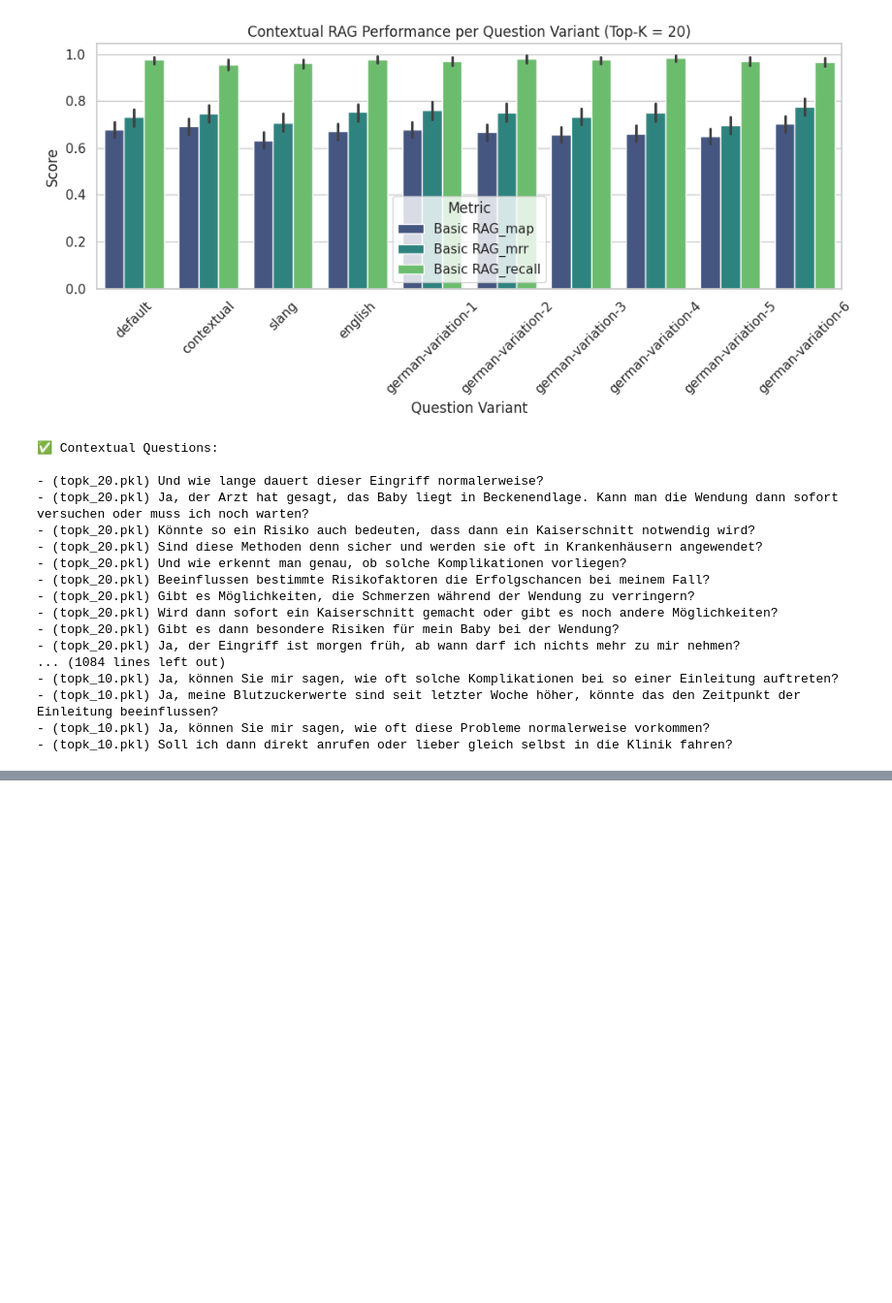
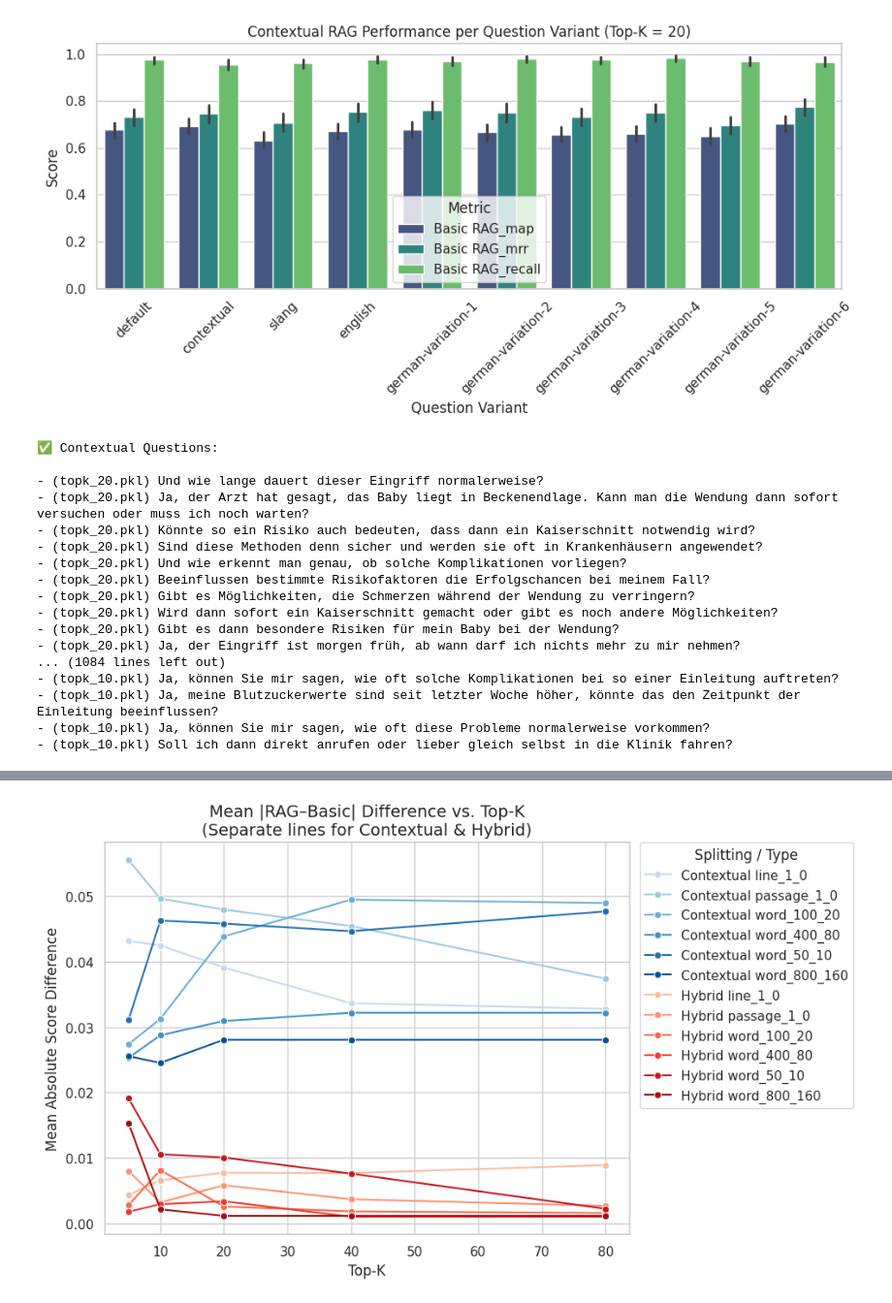
Before and after one commit to lukaskaibel/rag-medical-consultation, a Jupyter notebook: 7_analysis.ipynb, the cells around one changed output, grey strips where cells are left out. Shown at 97% size. Cells and saved outputs as stored; diff of their text form; code cells hidden in the pictures; blank space fills up the shorter version.

```diff
--- a/7_analysis.ipynb
+++ b/7_analysis.ipynb
@@ -333,0 +401,87 @@ else:
+# %%
+import matplotlib.pyplot as plt
+import pandas as pd
+import seaborn as sns
+
+# ─── CONFIG ────────────────────────────────────────────────
+METRICS    = ["map","mrr","recall"]
+splittings = sorted(results["splitting"].unique())
+sns.set(style="whitegrid")
+
+# ─── 0) Pivot long → wide, so we have basic/contextual/hybrid columns ─────────
+wide = (
+    results
+      .pivot_table(
+         index=["splitting","topk"],
+         columns=["rag_type","metric"],
+         values="score"
+      )
+)
+wide.columns = [f"{rt}_{m}" for rt, m in wide.columns]  # flatten
+wide = wide.reset_index()
+
+# ─── 1) Compute diff_contextual_<m> & diff_hybrid_<m> ───────────────────────
+for m in METRICS:
+    wide[f"diff_contextual_{m}"] = (
+        wide[f"Contextual RAG_{m}"] - wide[f"Basic RAG_{m}"]
+    )
+    wide[f"diff_hybrid_{m}"] = (
+        wide[f"Hybrid RAG_{m}"]     - wide[f"Basic RAG_{m}"]
+    )
+
+# ─── 2) Melt out all the diffs and extract type ──────────────────────────────
+diff_cols = [c for c in wide.columns if c.startswith("diff_")]
+df_diff = (
+    wide
+      .melt(
+         id_vars=["splitting","topk"],
+         value_vars=diff_cols,
+         var_name="diff_metric",
+         value_name="diff_score"
+      )
+      .dropna(subset=["diff_score"])
+)
+# pull out “contextual” vs “hybrid”
+df_diff["diff_type"] = df_diff["diff_metric"].str.extract(r"diff_(contextual|hybrid)_")
+df_diff["abs_diff"]  = df_diff["diff_score"].abs()
+
+# ─── 3) Aggregate across metrics ─────────────────────────────────────────────
+agg = (
+    df_diff
+      .groupby(["topk","diff_type","splitting"])["abs_diff"]
+      .mean()
+      .reset_index()
+)
+
+# build a grouping key for the legend
+agg["group"] = agg["diff_type"].str.title() + " " + agg["splitting"]
+
+# ─── 4) Build a palette: 6 blues for contextual, 6 reds for hybrid ──────────
+blues = sns.color_palette("Blues",  len(splittings)+1)[1:]  # skip the palest
+reds  = sns.color_palette("Reds",   len(splittings)+1)[1:]
+
+palette = {}
+for i, s in enumerate(splittings):
+    palette[f"Contextual {s}"] = blues[i]
+    palette[f"Hybrid {s}"]     = reds[i]
+
+# ─── 5) Plot all 12 lines ───────────────────────────────────────────────────
+fig, ax = plt.subplots(figsize=(10,6))
+sns.lineplot(
+    data=agg,
+    x="topk",
+    y="abs_diff",
+    hue="group",
+    palette=palette,
+    marker="o",
+    ax=ax
+)
+
+ax.set_title("Mean |RAG–Basic| Difference vs. Top-K\n(Separate lines for Contextual & Hybrid)", fontsize=14)
+ax.set_xlabel("Top-K")
+ax.set_ylabel("Mean Absolute Score Difference")
+ax.legend(title="Splitting / Type", bbox_to_anchor=(1.02,1), loc="upper left", borderaxespad=0)
+plt.tight_layout()
+plt.show()
+# %% [output]
+[figure, added]
```
Also changed, not shown: parts of 5 cells of this notebook, 34 other files.
